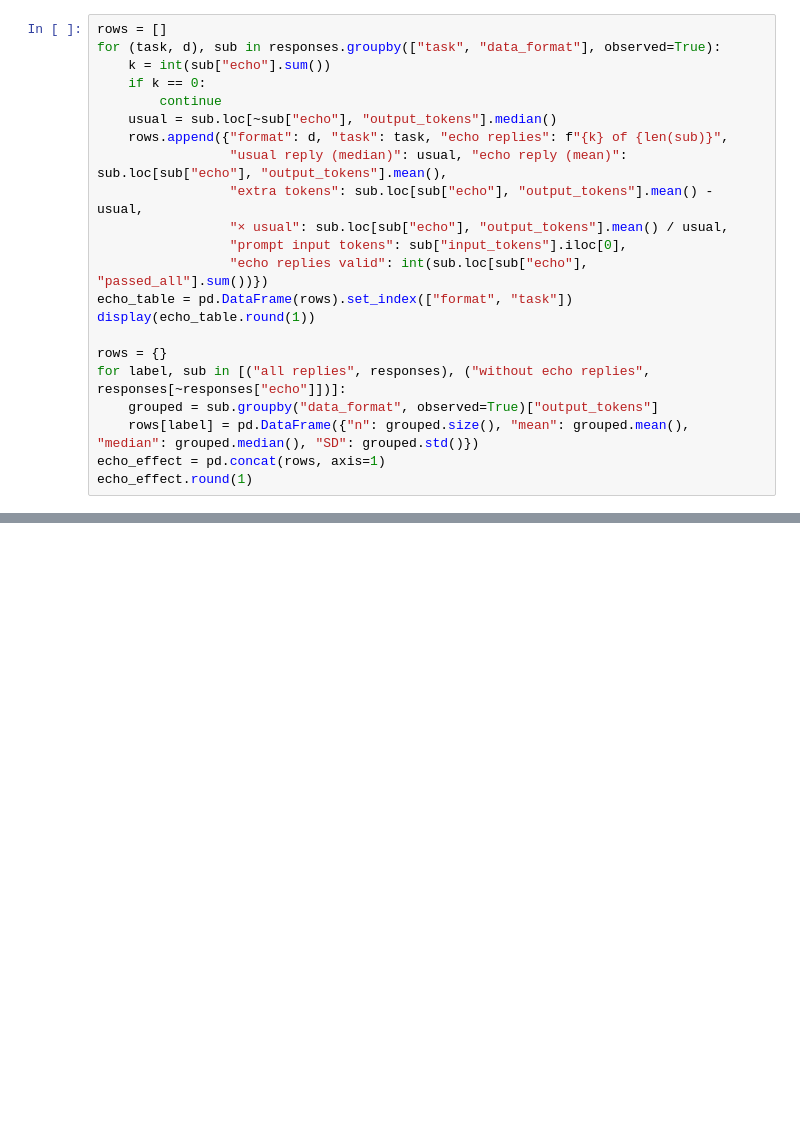
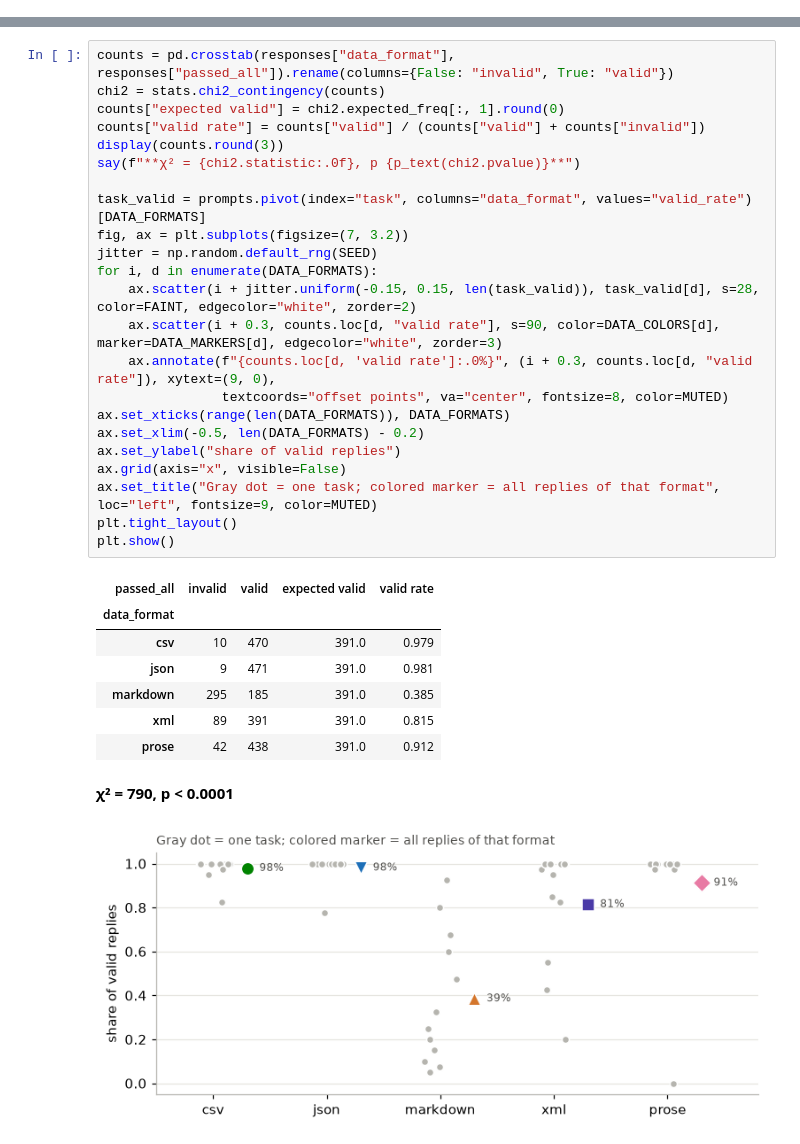
Before and after one commit to dodozai11/DSC180-proposal, a Jupyter notebook: notebooks/test4_stats.ipynb, the cells around one changed output, grey strips where cells are left out. Saved outputs shown, nothing was run; the diff lists cells and outputs as text; blank space fills up the shorter version.

```diff
--- a/notebooks/test4_stats.ipynb
+++ b/notebooks/test4_stats.ipynb
@@ -286,22 +0,0 @@ if __name__ == "__main__":
-# %%
-rows = []
-for (task, d), sub in responses.groupby(["task", "data_format"], observed=True):
-    k = int(sub["echo"].sum())
-    if k == 0:
-        continue
-    usual = sub.loc[~sub["echo"], "output_tokens"].median()
-    rows.append({"format": d, "task": task, "echo replies": f"{k} of {len(sub)}",
-                 "usual reply (median)": usual, "echo reply (mean)": sub.loc[sub["echo"], "output_tokens"].mean(),
-                 "extra tokens": sub.loc[sub["echo"], "output_tokens"].mean() - usual,
-                 "× usual": sub.loc[sub["echo"], "output_tokens"].mean() / usual,
-                 "prompt input tokens": sub["input_tokens"].iloc[0],
-                 "echo replies valid": int(sub.loc[sub["echo"], "passed_all"].sum())})
-echo_table = pd.DataFrame(rows).set_index(["format", "task"])
-display(echo_table.round(1))
-
-rows = {}
-for label, sub in [("all replies", responses), ("without echo replies", responses[~responses["echo"]])]:
-    grouped = sub.groupby("data_format", observed=True)["output_tokens"]
-    rows[label] = pd.DataFrame({"n": grouped.size(), "mean": grouped.mean(), "median": grouped.median(), "SD": grouped.std()})
-echo_effect = pd.concat(rows, axis=1)
-echo_effect.round(1)
@@ -963,0 +238,33 @@ say(
+# %%
+counts = pd.crosstab(responses["data_format"], responses["passed_all"]).rename(columns={False: "invalid", True: "valid"})
+chi2 = stats.chi2_contingency(counts)
+counts["expected valid"] = chi2.expected_freq[:, 1].round(0)
+counts["valid rate"] = counts["valid"] / (counts["valid"] + counts["invalid"])
+display(counts.round(3))
+say(f"**χ² = {chi2.statistic:.0f}, p {p_text(chi2.pvalue)}**")
+
+task_valid = prompts.pivot(index="task", columns="data_format", values="valid_rate")[DATA_FORMATS]
+fig, ax = plt.subplots(figsize=(7, 3.2))
+jitter = np.random.default_rng(SEED)
+for i, d in enumerate(DATA_FORMATS):
+    ax.scatter(i + jitter.uniform(-0.15, 0.15, len(task_valid)), task_valid[d], s=28, color=FAINT, edgecolor="white", zorder=2)
+    ax.scatter(i + 0.3, counts.loc[d, "valid rate"], s=90, color=DATA_COLORS[d], marker=DATA_MARKERS[d], edgecolor="white", zorder=3)
+    ax.annotate(f"{counts.loc[d, 'valid rate']:.0%}", (i + 0.3, counts.loc[d, "valid rate"]), xytext=(9, 0),
+                textcoords="offset points", va="center", fontsize=8, color=MUTED)
+ax.set_xticks(range(len(DATA_FORMATS)), DATA_FORMATS)
+ax.set_xlim(-0.5, len(DATA_FORMATS) - 0.2)
+ax.set_ylabel("share of valid replies")
+ax.grid(axis="x", visible=False)
+ax.set_title("Gray dot = one task; colored marker = all replies of that format", loc="left", fontsize=9, color=MUTED)
+plt.tight_layout()
+plt.show()
+# %% [output]
+| passed_all | invalid | valid | expected valid | valid rate |
+| data_format |  |  |  |  |
+| csv | 10 | 470 | 391.0 | 0.979 |
+| json | 9 | 471 | 391.0 | 0.981 |
+| markdown | 295 | 185 | 391.0 | 0.385 |
+| xml | 89 | 391 | 391.0 | 0.815 |
+| prose | 42 | 438 | 391.0 | 0.912 |
+**χ² = 790, p < 0.0001**
+[figure, added]
```
Also changed, not shown: parts of 71 cells of this notebook, 2 other files.
